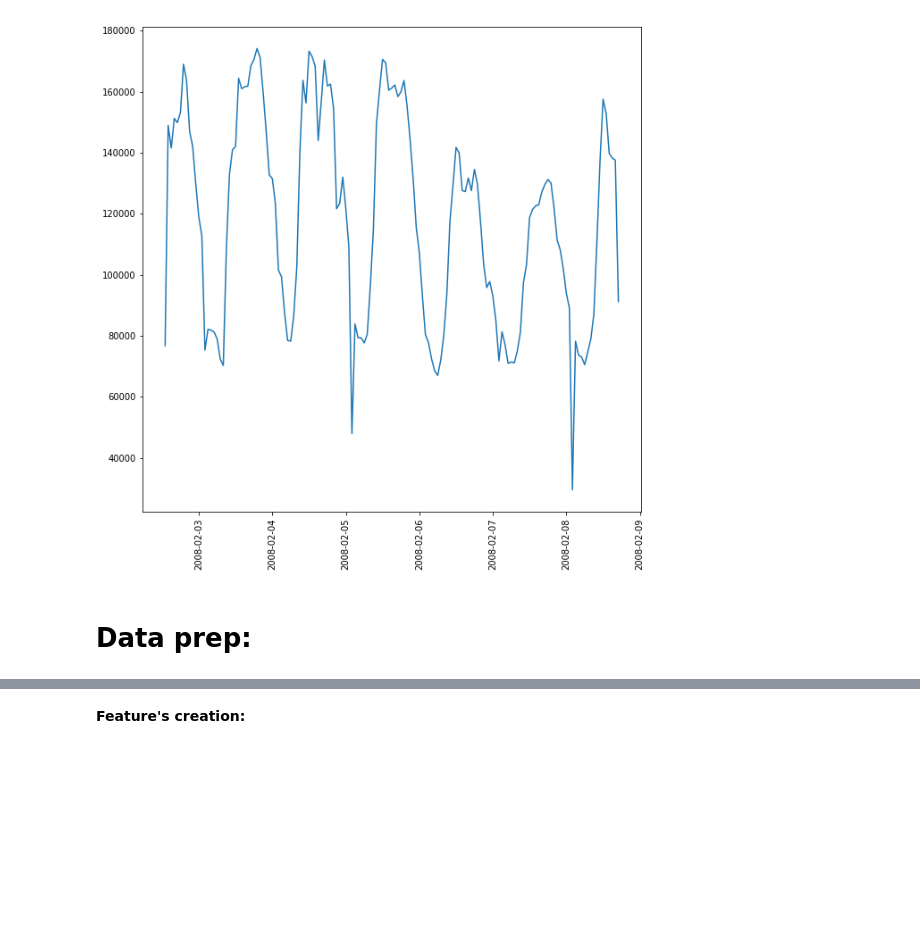
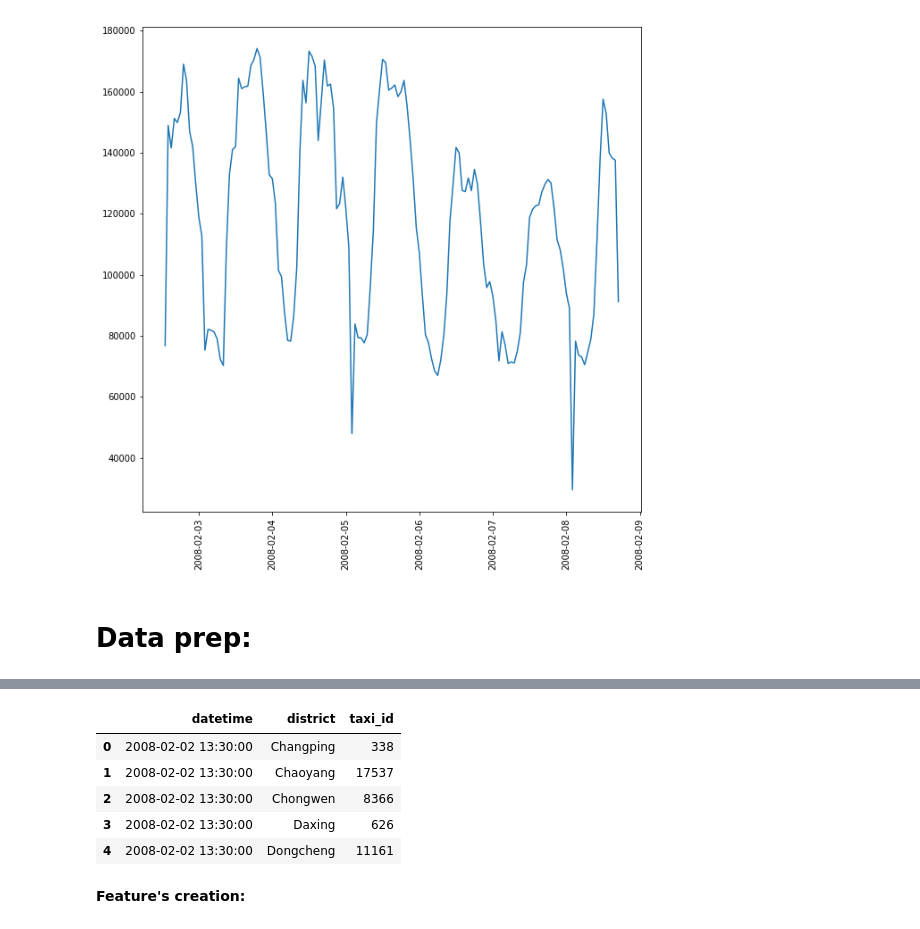
Before and after one commit to pkasela/Data-Science-Lab-Project, a Jupyter notebook: Final_Data.ipynb, the cells around one changed output, grey strips where cells are left out. Cells and saved outputs as stored; diff of their text form; code cells hidden in the pictures; blank space fills up the shorter version.

```diff
--- a/Final_Data.ipynb
+++ b/Final_Data.ipynb
@@ -72,3 +126,12 @@ df3 = df3.groupby([pd.Grouper(level='datetime', freq='30Min'),
+# %%
+df3.head()
+# %% [output]
+|  | datetime | district | taxi_id |
+| 0 | 2008-02-02 13:30:00 | Changping | 338 |
+| 1 | 2008-02-02 13:30:00 | Chaoyang | 17537 |
+| 2 | 2008-02-02 13:30:00 | Chongwen | 8366 |
+| 3 | 2008-02-02 13:30:00 | Daxing | 626 |
+| 4 | 2008-02-02 13:30:00 | Dongcheng | 11161 |
 # %% [markdown]
 __Feature's creation:__
 # %%
```
Also changed, not shown: parts of 14 cells of this notebook.
